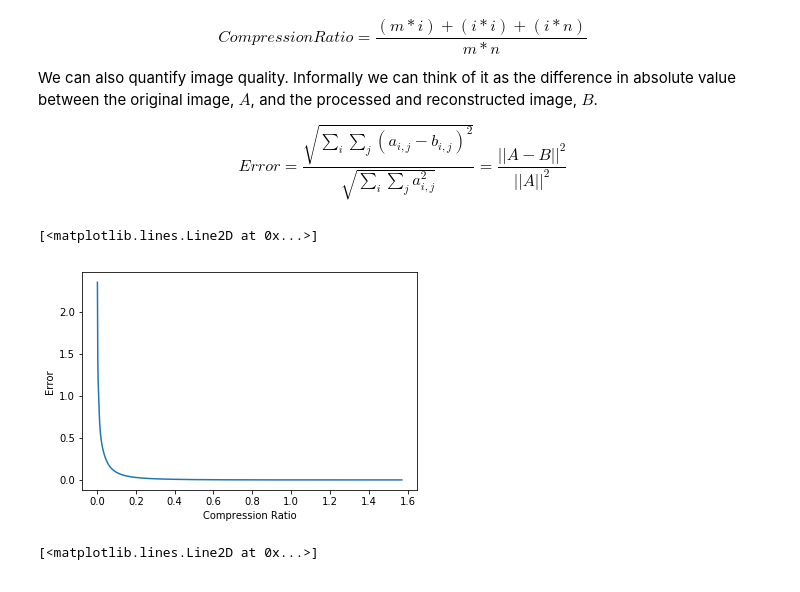
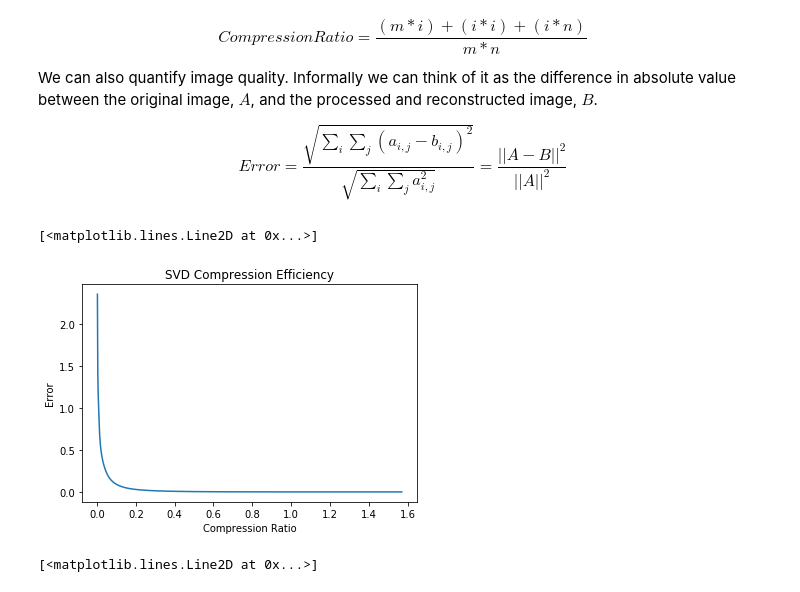
Before and after one commit to benkaufman1757/Random, a Jupyter notebook: SVD.ipynb, the cells around one changed output. Drawn from its saved outputs; the diff is of its cells as text; code cells hidden in the pictures.

```diff
--- a/SVD.ipynb
+++ b/SVD.ipynb
@@ -180,18 +180,19 @@ $$ Error = \frac{\sqrt{\sum_i \sum_j (a_{i,j}-b_{i,j})^2}}{\sqrt{\sum_i \sum_j a
 # %%
 compression_ratios = []
 approximation_errors = []
 
 for i in range(1,m):
     compression_ratios.append((np.matrix(U[:,:i]).size + Sigma[:i].size + np.matrix(Vh[:i, :]).size)/num_pixels)
     approx_A = np.dot(U[:,:i], np.dot(np.diag(Sigma[:i]), Vh[:i, :]))
     approximation_errors.append(((LA.norm(img - approx_A)**2)/(LA.norm(img)**2))*100)
 
 plt.xlabel("Compression Ratio")
 plt.ylabel("Error")
+plt.title("SVD Compression Efficiency")
 plt.plot(compression_ratios, approximation_errors)
 # %% [output]
 [<matplotlib.lines.Line2D at 0x...>]
-[figure, old version]
+[figure, new version]
 # %%
 # This may not (I don't think it is) a valid way to measure the compression ratio.
 # If you still have to store zeros is that a reduction in space? (No?)
```
Also changed, not shown: parts of 10 cells of this notebook.
